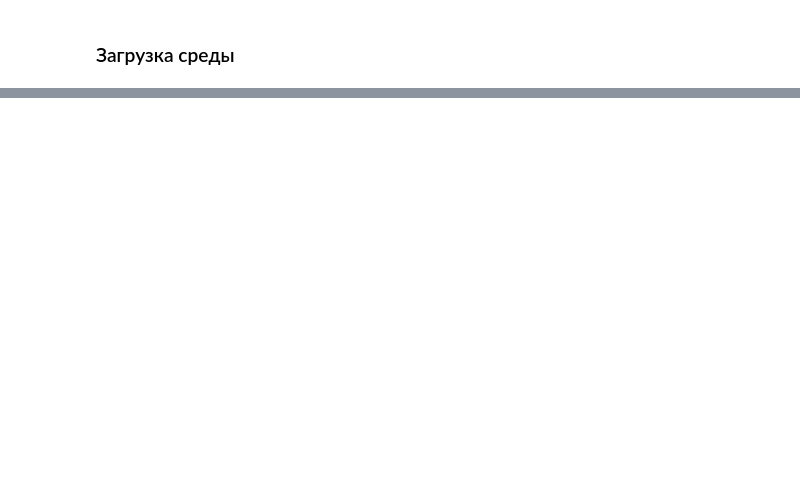
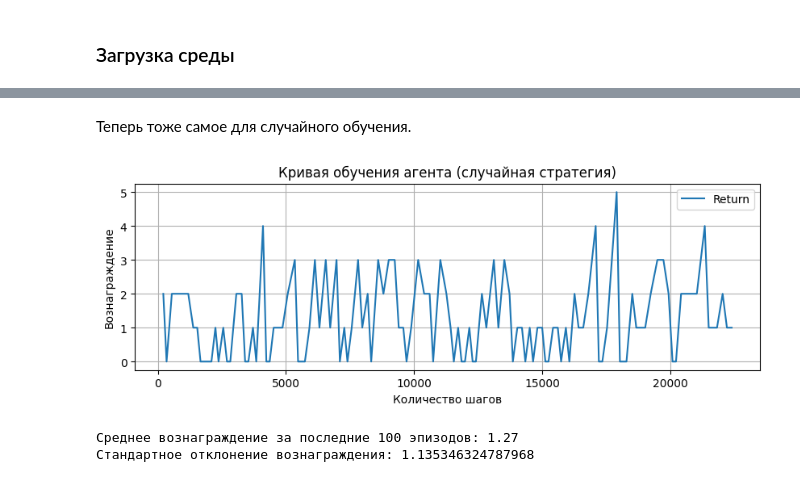
Before and after one commit to eezimin/mai_rl, a Jupyter notebook: main.ipynb, the cells around one changed output, grey strips where cells are left out. Saved outputs shown, nothing was run; the diff lists cells and outputs as text; code cells hidden in the pictures; blank space fills up the shorter version.

```diff
--- a/main.ipynb
+++ b/main.ipynb
@@ -48,0 +583,31 @@ A.L.E: Arcade Learning Environment (version 0.10.1+6a7e0ae)
+# %% [markdown]
+Теперь тоже самое для случайного обучения.
+# %%
+# Загрузка данных из сохраненного CSV
+random_results_df = pd.read_csv("training_random_results.csv")
+
+# График зависимости награды от количества шагов
+plt.figure(figsize=(10, 3))
+sns.lineplot(data=random_results_df, x="Step", y="Return", label="Return")
+plt.title("Кривая обучения агента (случайная стратегия)")
+plt.xlabel("Количество шагов")
+plt.ylabel("Вознаграждение")
+plt.legend()
+plt.grid()
+plt.show()
+# %% [output]
+[figure, added]
+# %%
+# Рассчет скользящего среднего вознаграждения
+window_size = 100
+random_results_df["MovingAverage"] = random_results_df["Return"].rolling(window=window_size).mean()
+
+# Основные метрики
+final_avg_return = random_results_df["Return"].iloc[-window_size:].mean()
+std_return = random_results_df["Return"].std()
+
+print(f"Среднее вознаграждение за последние {window_size} эпизодов: {final_avg_return}")
+print(f"Стандартное отклонение вознаграждения: {std_return}")
+# %% [output]
+Среднее вознаграждение за последние 100 эпизодов: 1.27
+Стандартное отклонение вознаграждения: 1.135346324787968
```
Also changed, not shown: parts of 27 cells of this notebook, 1 other file.
